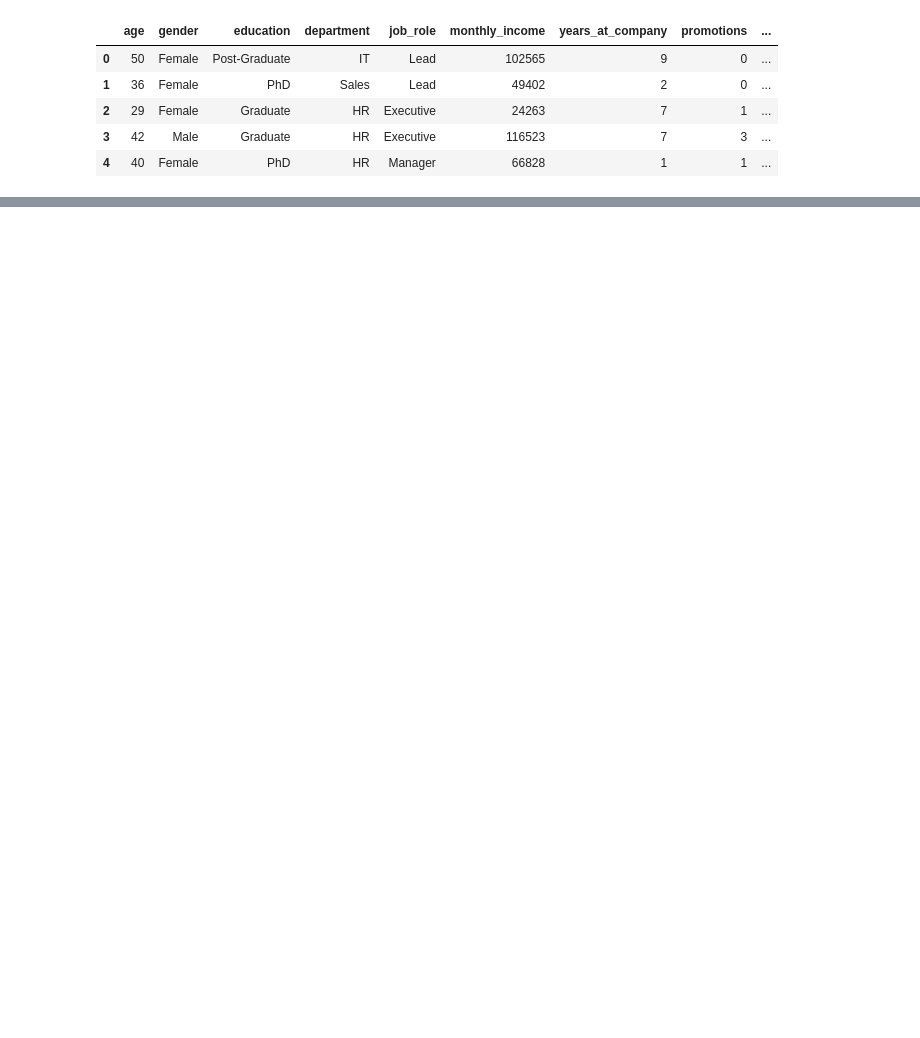
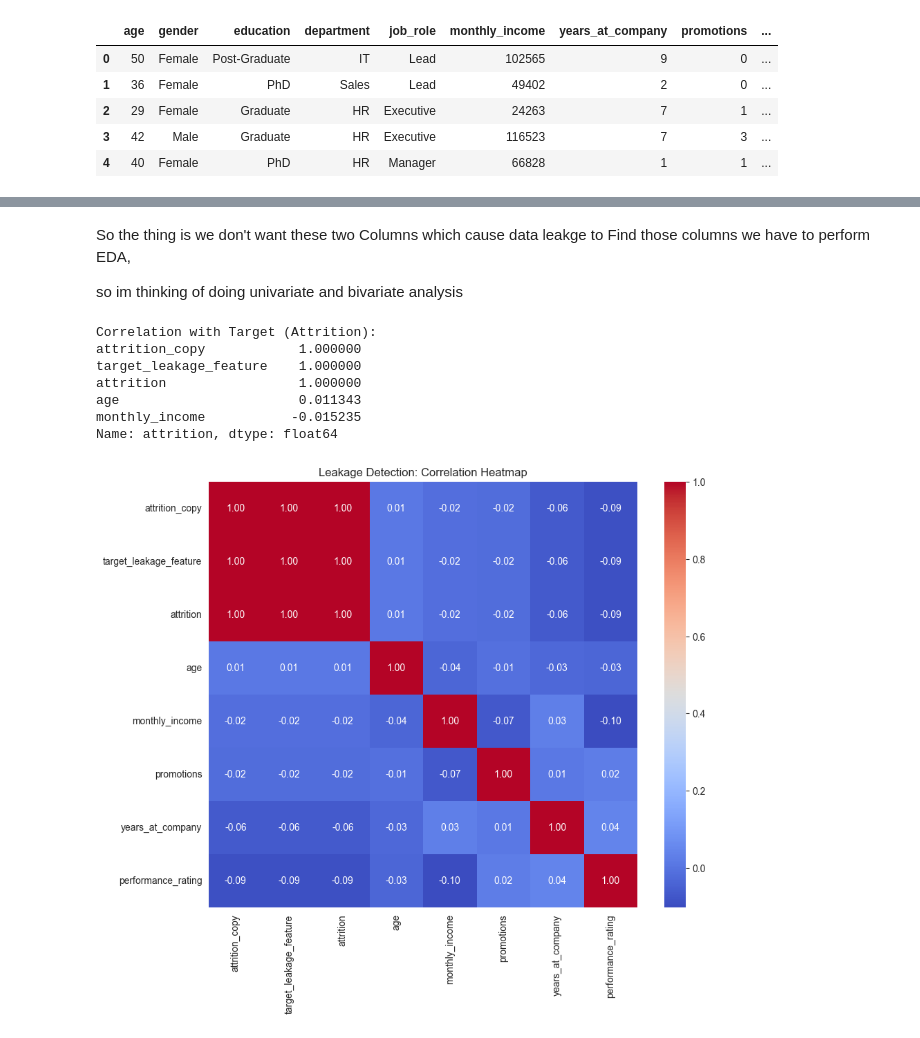
Before and after one commit to lokeshpanthangi/drift_ai, a Jupyter notebook: assignment_2/fixed_notebook.ipynb, the cells around one changed output, grey strips where cells are left out. Drawn from its saved outputs; the diff is of its cells as text; code cells hidden in the pictures; blank space fills up the shorter version.

```diff
--- a/assignment_2/fixed_notebook.ipynb
+++ b/assignment_2/fixed_notebook.ipynb
@@ -1,14 +12,14 @@
 # %%
-
 import pandas as pd
 import numpy as np
-
+import seaborn as sns
 from sklearn.model_selection import train_test_split, cross_val_score
-from sklearn.preprocessing import StandardScaler
+from sklearn.preprocessing import StandardScaler, OneHotEncoder
 from sklearn.ensemble import RandomForestClassifier
 from sklearn.metrics import accuracy_score, classification_report, roc_auc_score
-
+sns.set_style("whitegrid")
 # Load dataset
+import matplotlib.pyplot as plt
 df = pd.read_csv("debug_dataset.csv")
 df.head()
 # %% [output]
@@ -20,0 +59,14 @@ df.head()
+# %%
+
+            # --- Feature Engineering (BROKEN ON PURPOSE) ---
+
+# 1) Create a feature that directly uses the target (leakage disguised as a helper feature)
+
+df["attrition_copy"] = df["attrition"]  # <-- target copied into features
+
+
+# 2) Use 'target_leakage_feature' as-is assuming it's a good predictor
+df["target_leakage_feature"] = df["attrition"].apply(lambda x: 1 if x == 1 else 0)
+
+
+df.head()
@@ -20,0 +80,31 @@ df.head()
+# %% [markdown]
+So the thing is we don't want these two Columns which cause data leakge to Find those columns we have to perform EDA,
+
+so im thinking of doing univariate and bivariate analysis
+# %%
+import matplotlib.pyplot as plt
+import seaborn as sns
+
+# 1. Calculate correlation of all numerical columns with the target 'attrition'
+# We focus specifically on our suspects: attrition_copy and target_leakage_feature
+leakage_check = df.corr(numeric_only=True)['attrition'].sort_values(ascending=False)
+
+print("Correlation with Target (Attrition):")
+print(leakage_check.head(5))
+
+# 2. Visualize the Correlation Matrix
+plt.figure(figsize=(10, 8))
+# We only plot the top 10 most correlated features to keep it clean
+top_corr_features = leakage_check.index[:10]
+sns.heatmap(df[top_corr_features].corr(), annot=True, cmap='coolwarm', fmt=".2f")
+plt.title("Leakage Detection: Correlation Heatmap")
+plt.show()
+# %% [output]
+Correlation with Target (Attrition):
+attrition_copy            1.000000
+target_leakage_feature    1.000000
+attrition                 1.000000
+age                       0.011343
+monthly_income           -0.015235
+Name: attrition, dtype: float64
+[figure, added]
```
Also changed, not shown: parts of 18 cells of this notebook, 6 other files.
